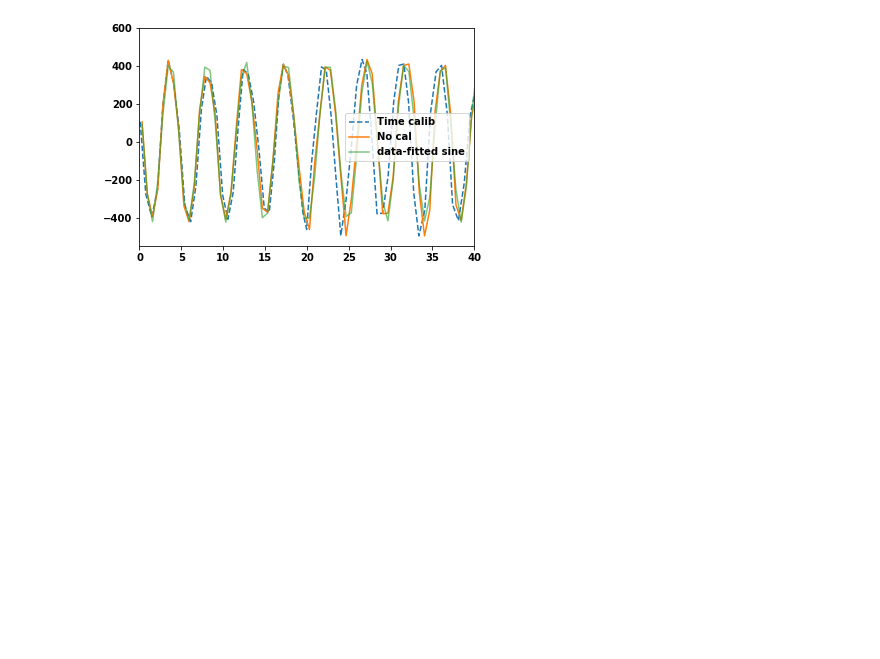
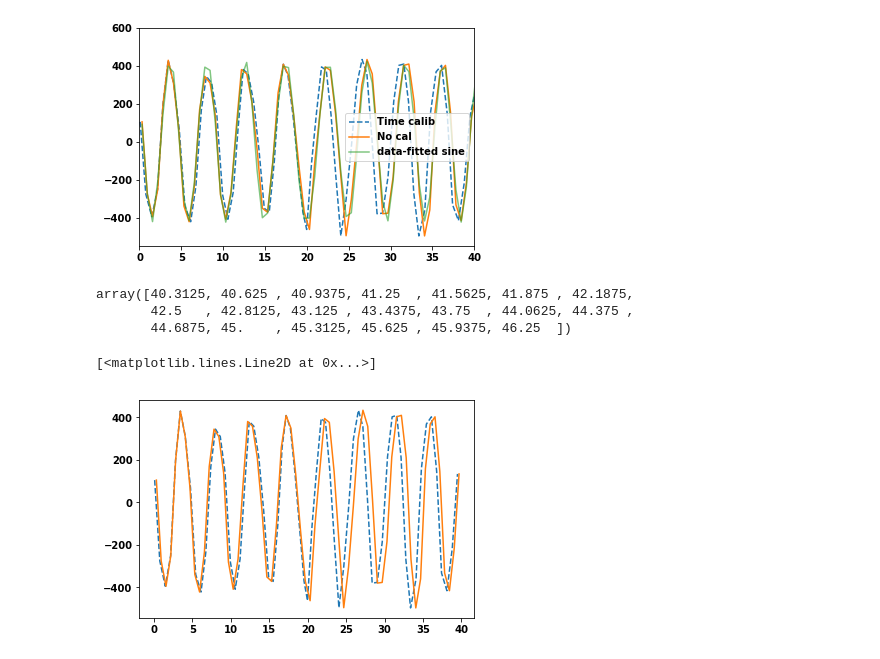
Before and after one commit to toej93/A4_calibration, a Jupyter notebook: Plotter.ipynb, the cells around one changed output. Cells and saved outputs as stored; diff of their text form; code cells hidden in the pictures; blank space fills up the shorter version.

```diff
--- a/Plotter.ipynb
+++ b/Plotter.ipynb
@@ -241,3 +195,15 @@ plt.legend()
 [figure]
 # %%
 time_cal = np.load('./ARA4_cal_files/t_cal_2840_1.npy')
+# %%
+times[1][0:20]
+# %% [output]
+array([40.3125, 40.625 , 40.9375, 41.25  , 41.5625, 41.875 , 42.1875,
+       42.5   , 42.8125, 43.125 , 43.4375, 43.75  , 44.0625, 44.375 ,
+       44.6875, 45.    , 45.3125, 45.625 , 45.9375, 46.25  ])
+# %%
+plt.plot(all_times[1][1:128:2],ADC[1][1:128:2],"--", label="Time calib")
+plt.plot(times[1][1:128:2]-times[1,0],ADC_raw[1][1:128:2], label="No cal")
+# %% [output]
+[<matplotlib.lines.Line2D at 0x...>]
+[figure, added]
```
Also changed, not shown: parts of 8 cells of this notebook, 4 other files.
